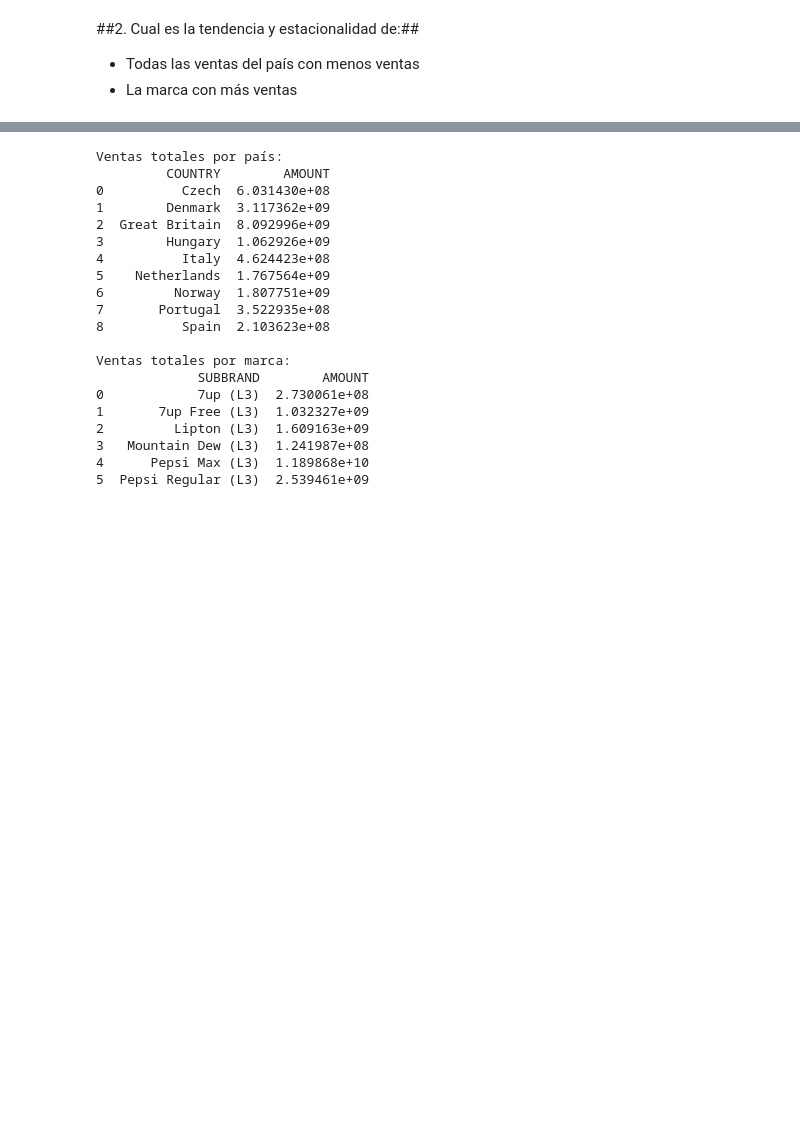
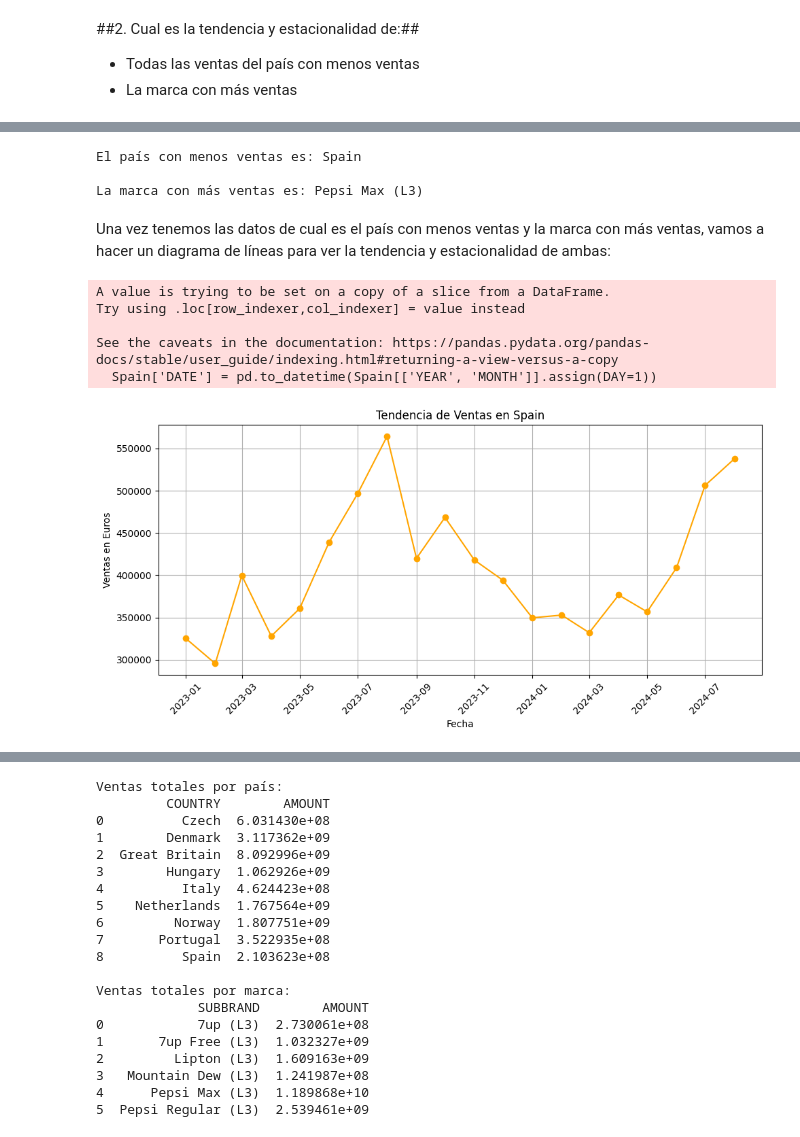
Before and after one commit to CeliaDiazSanchez/UFV_visualizacion, a Jupyter notebook: Ejercicios de clase/clase2.ipynb, the cells around one changed output, grey strips where cells are left out. Drawn from its saved outputs; the diff is of its cells as text; code cells hidden in the pictures; blank space fills up the shorter version.

```diff
--- a/Ejercicios de clase/clase2.ipynb
+++ b/Ejercicios de clase/clase2.ipynb
@@ -18,7 +18,7 @@ import matplotlib.pyplot as plt
 import requests
 import plotly.express as px
 # URL del archivo CSV en GitHub
-url = "https://raw.githubusercontent.com/CeliaDiazSanchez/UFV_visualizacion/refs/heads/main/Ejercicios%20de%20clase/datos_ejercicio_ventas.csv?token=GHSAT0AAAAAACZ6AE56LZCAROLU3PQJUWF6ZZJBOLA"
+url = "https://raw.githubusercontent.com/CeliaDiazSanchez/UFV_visualizacion/refs/heads/main/Ejercicios%20de%20clase/datos_ejercicio_ventas.csv?token=GHSAT0AAAAAACZ6AE56HGQSTD3XSRFB2CVMZZLT6NA"
 nombre = 'datos_ejercicio_ventas.csv'
 
 
@@ -427,0 +430,4 @@ plt.show()
+# %%
+# Filtrar solo las ventas realizadas (no las predicciones)
+ventas_reales = datos[datos['SCENARIO'] == 'actual']
+print(ventas_reales.head(10))
@@ -427,0 +463,34 @@ plt.show()
+# %%
+pais_menos_ventas = ventas_pais.loc[ventas_pais['AMOUNT'].idxmin()]
+print("\nEl país con menos ventas es:", pais_menos_ventas['COUNTRY'])
+marca_mas_ventas = ventas_marca.loc[ventas_marca['AMOUNT'].idxmax()]
+print("\nLa marca con más ventas es:", marca_mas_ventas['SUBBRAND'])
+# %% [output]
+El país con menos ventas es: Spain
+
+La marca con más ventas es: Pepsi Max (L3)
+# %% [markdown]
+Una vez tenemos las datos de cual es el país con menos ventas y la marca con más ventas, vamos a hacer un diagrama de líneas para ver la tendencia y estacionalidad de ambas:
+# %%
+# Filtrar los datos para el país con menos ventas: España
+Spain = ventas_reales[ventas_reales['COUNTRY'] == 'Spain']
+Spain['DATE'] = pd.to_datetime(Spain[['YEAR', 'MONTH']].assign(DAY=1))
+Spain = Spain.groupby('DATE')['AMOUNT'].sum().reset_index()
+
+# Crear el gráfico de líneas para las ventas en España
+plt.figure(figsize=(10, 5))
+plt.plot(Spain['DATE'], Spain['AMOUNT'], marker='o', color='orange')
+plt.title(f'Tendencia de Ventas en Spain')
+plt.xlabel('Fecha')
+plt.ylabel('Ventas en Euros')
+plt.xticks(rotation=45)
+plt.grid()
+plt.tight_layout()
+plt.show()
+# %% [output]
+A value is trying to be set on a copy of a slice from a DataFrame.
+Try using .loc[row_indexer,col_indexer] = value instead
+
+See the caveats in the documentation: https://pandas.pydata.org/pandas-docs/stable/user_guide/indexing.html#returning-a-view-versus-a-copy
+  Spain['DATE'] = pd.to_datetime(Spain[['YEAR', 'MONTH']].assign(DAY=1))
+[figure, added]
```
Also changed, not shown: parts of 8 cells of this notebook.
